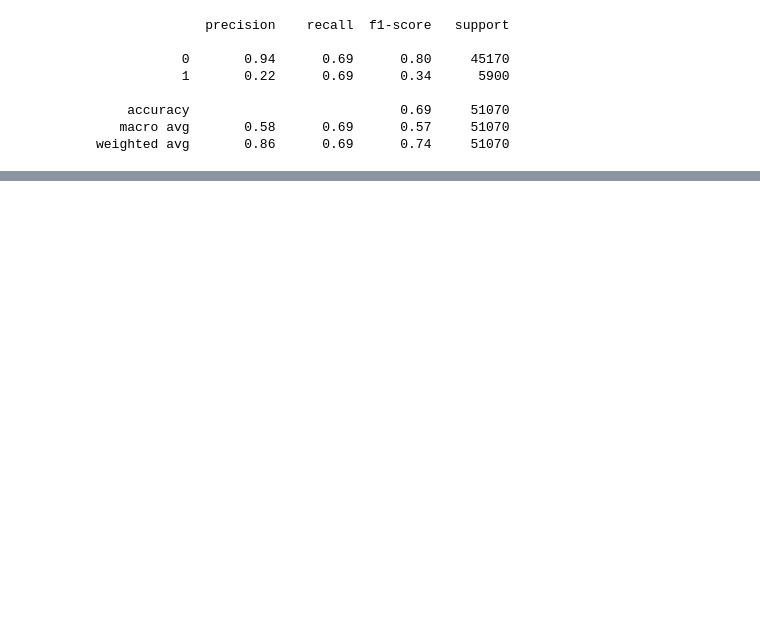
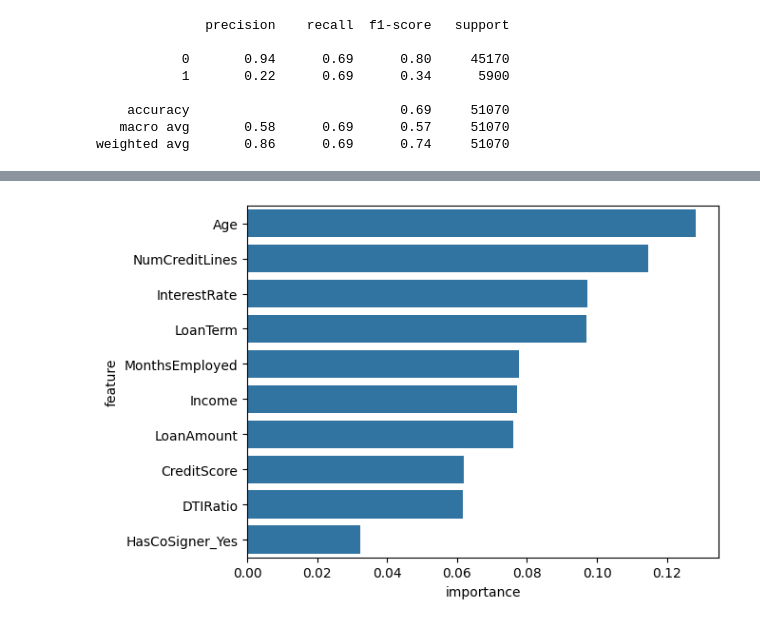
Before and after one commit to aayushbansal261201/loan-default-prediction, a Jupyter notebook: Notebooks/eda.ipynb, the cells around one changed output, grey strips where cells are left out. Drawn from its saved outputs; the diff is of its cells as text; code cells hidden in the pictures; blank space fills up the shorter version.

Commit message:
Day 5: Feature importance + final model selection (Logistic + SMOTE)

```diff
--- a/Notebooks/eda.ipynb
+++ b/Notebooks/eda.ipynb
@@ -464,0 +462,5 @@ weighted avg       0.86      0.69      0.74     51070
+# %%
+from sklearn.ensemble import RandomForestClassifier
+
+rf_model = RandomForestClassifier()
+rf_model.fit(X_resampled, y_resampled)
@@ -464,0 +469,13 @@ weighted avg       0.86      0.69      0.74     51070
+# %%
+import pandas as pd
+
+importance = rf_model.feature_importances_
+
+feature_importance = pd.DataFrame({
+    'feature': X.columns,
+    'importance': importance
+})
+
+feature_importance = feature_importance.sort_values(by='importance', ascending=False)
+
+feature_importance.head(10)
@@ -464,0 +494,8 @@ weighted avg       0.86      0.69      0.74     51070
+# %%
+import seaborn as sns
+import matplotlib.pyplot as plt
+
+sns.barplot(x='importance', y='feature', data=feature_importance.head(10))
+plt.show()
+# %% [output]
+[figure, added]
```
Also changed, not shown: parts of 16 cells of this notebook, 1 other file.
